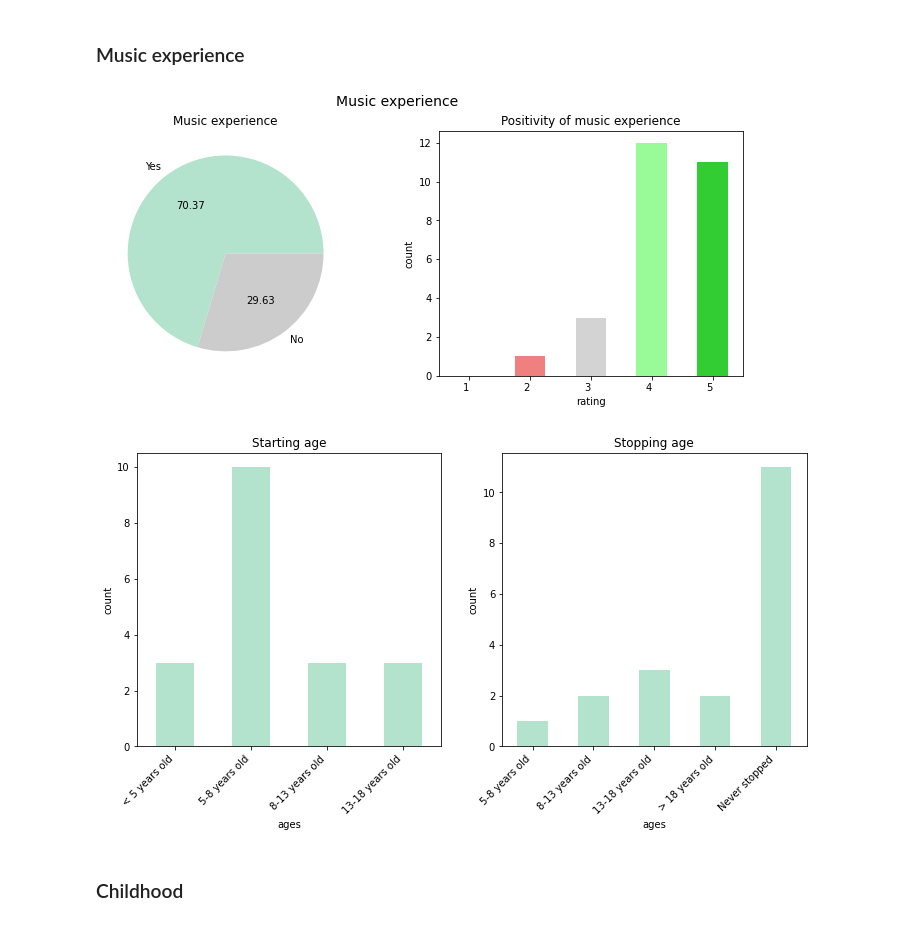
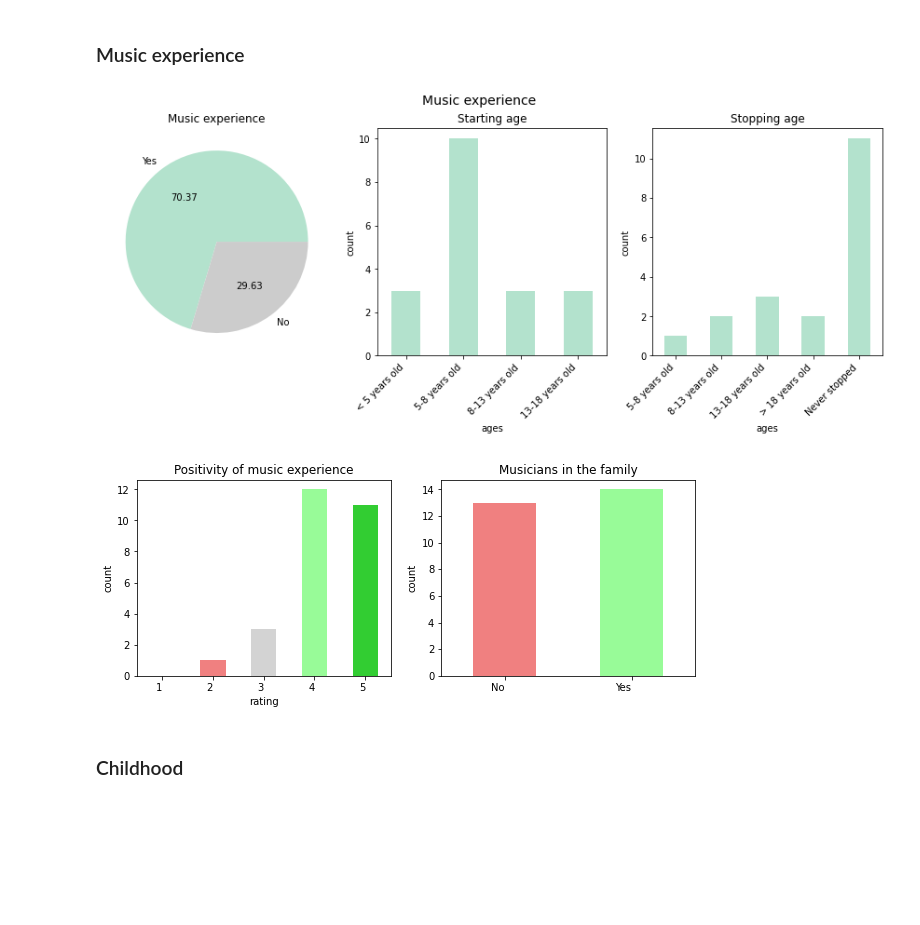
Before and after one commit to chrispla/early-musical-memories, a Jupyter notebook: vis.ipynb, the cells around one changed output. Cells and saved outputs as stored; diff of their text form; code cells hidden in the pictures; blank space fills up the shorter version.

Commit message:
add family musicians graph

```diff
--- a/vis.ipynb
+++ b/vis.ipynb
@@ -64,53 +64,61 @@ fig.autofmt_xdate(rotation=0)
 # %% [markdown]
 ### Music experience
 # %%
-fig, axes = plt.subplots(nrows=1, ncols=2, figsize=(12, 5))
+fig, axes = plt.subplots(nrows=1, ncols=3, figsize=(15, 5))
 fig.suptitle("Music experience", fontsize=14)
 
 df['Do you have any experience playing a musical instrument or singing?'].value_counts().plot.pie(ax=axes[0],
                                                                                                   autopct="%.2f",
                                                                                                   ylabel='',
                                                                                                   title='Music experience',
                                                                                                   cmap="Pastel2")
 
-np_counts = df['Do you generally think of your musical experience as positive or negative?'].value_counts().sort_index()
-np_counts = pd.concat([pd.Series([0]), np_counts])  # add value for 1 which had no reponses
-np_counts.sort_index().plot.bar(ax=axes[1],
-                                ylabel='count',
-                                xlabel='rating',
-                                title='Positivity of music experience',
-                                color=np_scale)
-axes[1].set_xticklabels(labels=['1','2','3','4','5'])
-fig.autofmt_xdate(rotation=0)
-
-fig, axes = plt.subplots(nrows=1, ncols=2, figsize=(12, 6))
-
-df['In case you do, at what age did you start?'].replace(ages).value_counts().sort_index().plot.bar(ax=axes[0],
+df['In case you do, at what age did you start?'].replace(ages).value_counts().sort_index().plot.bar(ax=axes[1],
                                                                                                     xlabel='ages',
                                                                                                     ylabel='count',
                                                                                                     title='Starting age',
                                                                                                     cmap="Pastel2")
 
 # get indices present in plot
 idxs = list(df['In case you do, at what age did you start?'].replace(ages).value_counts().sort_index().index)
 # map them back to text responses
-axes[0].set_xticklabels(labels=list(map(inv_ages.get, idxs)))
+axes[1].set_xticklabels(labels=list(map(inv_ages.get, idxs)))
 
-df['At what age did you stop?'].replace(ages).value_counts().sort_index().plot.bar(ax=axes[1],
+df['At what age did you stop?'].replace(ages).value_counts().sort_index().plot.bar(ax=axes[2],
                                                                                    xlabel='ages',
                                                                                    ylabel='count',
                                                                                    title='Stopping age',
                                                                                    cmap="Pastel2")
 # get indices present in plot
 idxs = list(df['At what age did you stop?'].replace(ages).value_counts().sort_index().index)
 # map them back to text responses
-axes[1].set_xticklabels(labels=list(map(inv_ages.get, idxs)))
+axes[2].set_xticklabels(labels=list(map(inv_ages.get, idxs)))
 
 # rotate x labels
 fig.autofmt_xdate(rotation=45)
+
+
+
+fig, axes = plt.subplots(nrows=1, ncols=2, figsize=(10, 4))
+
+np_counts = df['Do you generally think of your musical experience as positive or negative?'].value_counts().sort_index()
+np_counts = pd.concat([pd.Series([0]), np_counts])  # add value for 1 which had no reponses
+np_counts.sort_index().plot.bar(ax=axes[0],
+                                ylabel='count',
+                                xlabel='rating',
+                                title='Positivity of music experience',
+                                color=np_scale)
+axes[0].set_xticklabels(labels=['1','2','3','4','5'])
+fig.autofmt_xdate(rotation=0)
+
+df['Is someone within your parents or relatives an amateur or professional musician?'].value_counts().sort_index().plot.bar(ax=axes[1],
+                                                                                                                            ylabel='count',
+                                                                                                                            title='Musicians in the family',
+                                                                                                                            color=['lightcoral', 'palegreen'])
+fig.autofmt_xdate(rotation=0)
 # %% [output]
-[figure, old version]
+[figure, new version]
-[figure, old version]
+[figure, new version]
 # %% [markdown]
 ### Childhood
 # %%
```
